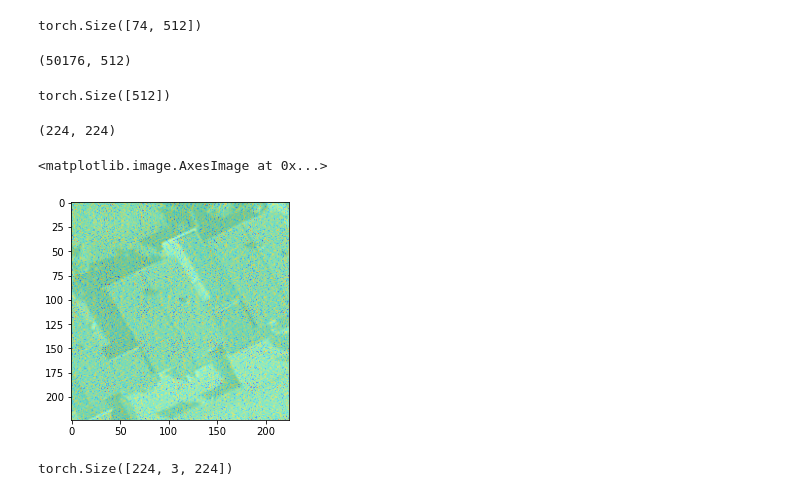
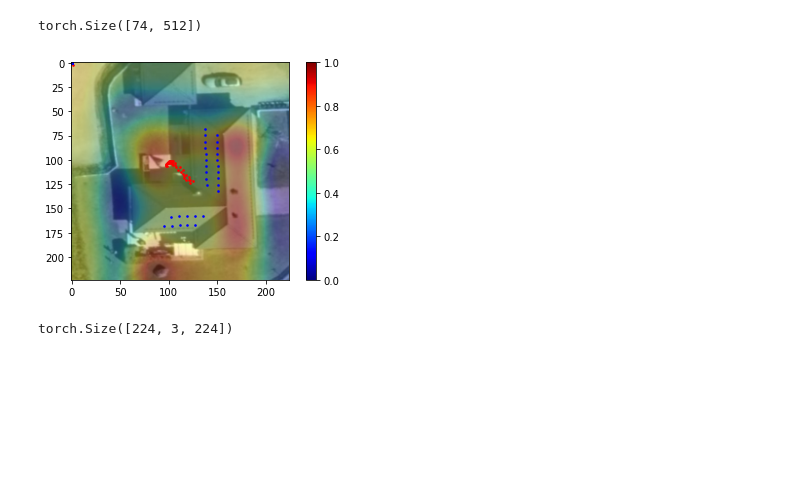
Before and after one commit to WizenPainter/autotetris, a Jupyter notebook: individual_tests/alejandro/alejandro_test.ipynb, the cells around one changed output. Drawn from its saved outputs; the diff is of its cells as text; code cells hidden in the pictures; blank space fills up the shorter version.

```diff
--- a/individual_tests/alejandro/alejandro_test.ipynb
+++ b/individual_tests/alejandro/alejandro_test.ipynb
@@ -299,11 +356,3 @@ coordinates = weights[0,:].detach()
 weights.shape
 # %% [output]
 torch.Size([74, 512])
-# %%
-mat_for_mult.reshape((224*224, 512)).shape
-# %% [output]
-(50176, 512)
-# %%
-coordinates.shape
-# %% [output]
-torch.Size([512])
@@ -312,18 +359,13 @@ final_output = np.dot(mat_for_mult.reshape((224*224, 512)), coordinates).reshape
-# %%
-final_output.shape
-# %% [output]
-(224, 224)
-# %%
-image = image.squeeze()
-image = image.permute(0, 2, 1)
-
-
-
-plt.imshow(image, alpha=0.5)
-plt.imshow(final_output, cmap='jet', alpha=0.5)
-# %% [output]
-<matplotlib.image.AxesImage at 0x...>
-[figure, removed]
+# %%
+# Using bicubic mapping - no rescale factor
+plt.imshow(image)
+colormap = plt.imshow(map[0][0].detach(), alpha=0.3, cmap ='jet')
+
+plt.scatter(prediction[:, 1], prediction[:, 0], s=10, marker='.', c='r')
+plt.scatter(centroid[:, 1], centroid[:, 0], s=10, marker='.', c='b')
+cbar = plt.colorbar(plt.cm.ScalarMappable(cmap="jet"))
+# %% [output]
+[figure, added]
 # %%
 image.shape
 # %% [output]
```
Also changed, not shown: parts of 20 cells of this notebook, 2 other files.
